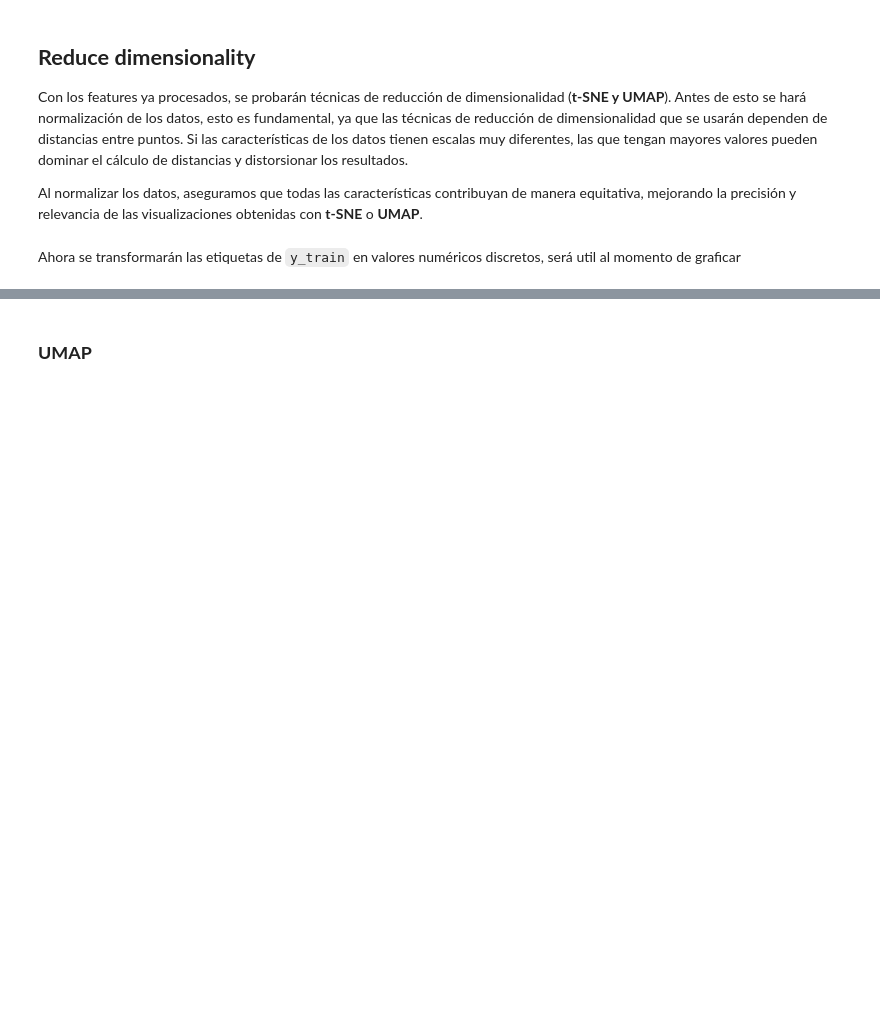
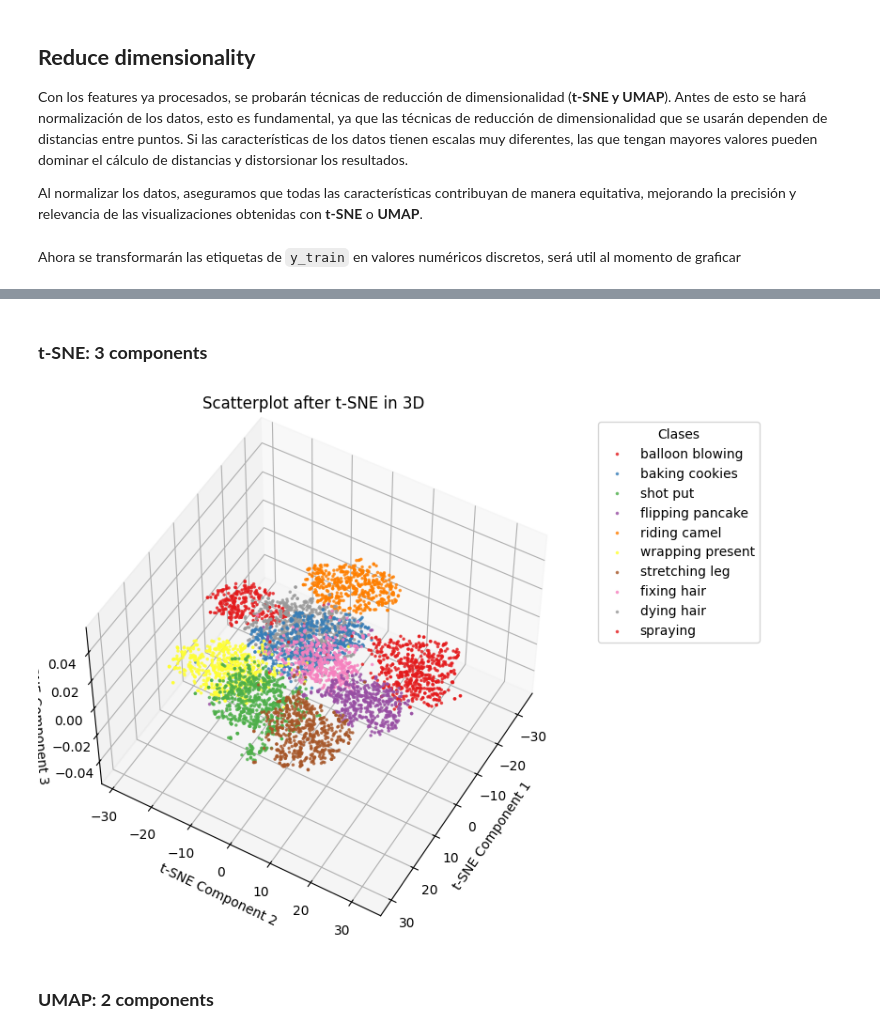
Before and after one commit to nayeli-guzman/clustering-human-activity, a Jupyter notebook: dimensionality-reduction.ipynb, the cells around one changed output, grey strips where cells are left out. Cells and saved outputs as stored; diff of their text form; code cells hidden in the pictures; blank space fills up the shorter version.

```diff
--- a/dimensionality-reduction.ipynb
+++ b/dimensionality-reduction.ipynb
@@ -278,2 +279,27 @@ plt.show()
+# %% [markdown]
+### **t-SNE: 3 components**
+# %%
+tsne3 = TSNE(n_components=3, learning_rate='auto', init='random', random_state=0, perplexity=10)
+train_tsne3 = tsne3.fit_transform(X_train_scaled)
+unique_labels = np.unique(train_numeric_labels)
+palette = sns.color_palette("Set1", len(unique_labels))
+
+fig = plt.figure(figsize=(10, 7))
+ax = fig.add_subplot(111, projection='3d')
+for i, label in enumerate(unique_labels):
+    mask = train_numeric_labels == label
+    ax.scatter(train_tsne3[mask, 0], train_tsne3[mask, 1],
+                color=palette[i], label=class_names[label], alpha=0.7, s=2.5)
+
+ax.set_title('Scatterplot after t-SNE in 3D')
+ax.set_xlabel("t-SNE Component 1")
+ax.set_ylabel("t-SNE Component 2")
+ax.set_zlabel("t-SNE Component 3")
+ax.legend(title="Clases", bbox_to_anchor=(1.05, 1), loc='upper left')
+ax.view_init(elev=50, azim=30)
+
+plt.show()
+# %% [output]
+[figure, added]
 # %% [markdown]
-### **UMAP**
+### **UMAP: 2 components**
```
Also changed, not shown: parts of 10 cells of this notebook, 14 other files.
